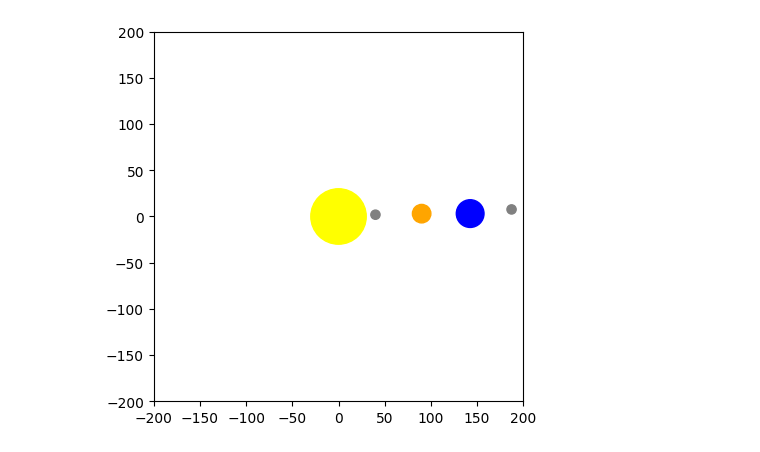
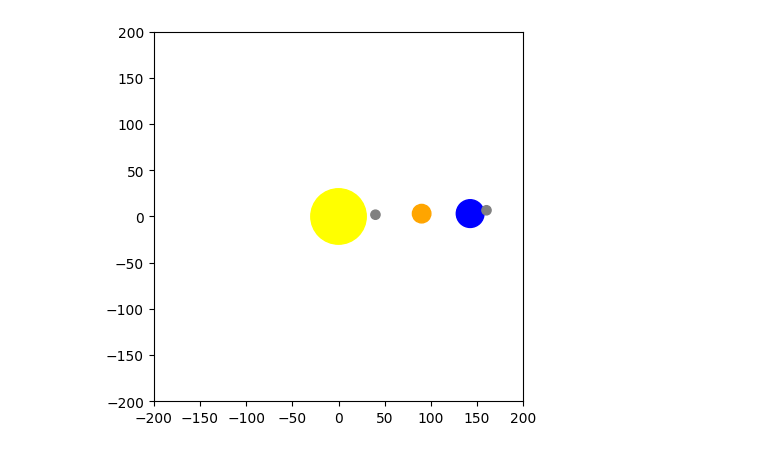
Before and after one commit to Alan-Cheong/IEEE_QW_2020, a Jupyter notebook: Mercury_Venus_Earth_Moon_Orbit_Relativistic.ipynb, the cells around one changed output. Drawn from its saved outputs; the diff is of its cells as text; code cells hidden in the pictures.

```diff
--- a/Mercury_Venus_Earth_Moon_Orbit_Relativistic.ipynb
+++ b/Mercury_Venus_Earth_Moon_Orbit_Relativistic.ipynb
@@ -13,7 +13,11 @@ planets = [
     {'name': 'Venus', 'x': 100, 'y': 0, 'radius': 10, 'color': 'orange', 'angle': 0, 'speed': 0.015, 'precession': 0.002, 'a': 100, 'e': 0.1},
     {'name': 'Earth', 'x': 150, 'y': 0, 'radius': 15, 'color': 'blue', 'angle': 0, 'speed': 0.01, 'precession': 0.001, 'a': 150, 'e': 0.05}
 ]
-moon = {'x': planets[2]['x'] + 50, 'y': planets[2]['y'], 'radius': 5, 'color': 'gray', 'angle': 0, 'speed': 0.05, 'a': 50, 'e': 0.1}
+#moon = {'x': planets[2]['x'] + 50, 'y': planets[2]['y'], 'radius': 5, 'color': 'gray', 'angle': 0, 'speed': 0.05, 'a': 50, 'e': 0.1}
+
+moon = {'x': planets[2]['x'] + 20, 'y': planets[2]['y'], 'radius': 5, 'color': 'gray', 'angle': 0, 'speed': 0.1, 'a': 20, 'e': 0.1}
+
+# ... (rest of the code remains the same)
 
 # Create figure and axis
 fig, ax = plt.subplots()
@@ -30,32 +34,32 @@ planet_patches = [plt.Circle((p['x'], p['y']), p['radius'], color=p['color']) fo
 moon_patch = plt.Circle((moon['x'], moon['y']), moon['radius'], color=moon['color'])
 for patch in planet_patches:
     ax.add_patch(patch)
 ax.add_patch(moon_patch)
 
 def update(frame):
     # Update positions
     for i, planet in enumerate(planets):
         planet['angle'] += planet['speed']
         planet['angle'] += planet['precession']  # Add relativistic precession
         planet['angle'] %= (2 * np.pi)  # Normalize angle to be within [0, 2*pi)
         planet['x'] = sun_x + planet['a'] * (1 - planet['e']**2) / (1 + planet['e'] * np.cos(planet['angle'])) * np.cos(planet['angle'])
         planet['y'] = sun_x + planet['a'] * (1 - planet['e']**2) / (1 + planet['e'] * np.cos(planet['angle'])) * np.sin(planet['angle'])
         planet_patches[i].center = (planet['x'], planet['y'])
 
     moon['angle'] += moon['speed']
     moon['angle'] %= (2 * np.pi)  # Normalize angle to be within [0, 2*pi)
     moon['x'] = planets[2]['x'] + moon['a'] * (1 - moon['e']**2) / (1 + moon['e'] * np.cos(moon['angle'])) * np.cos(moon['angle'])
     moon['y'] = planets[2]['y'] + moon['a'] * (1 - moon['e']**2) / (1 + moon['e'] * np.cos(moon['angle'])) * np.sin(moon['angle'])
     moon_patch.center = (moon['x'], moon['y'])
 
     return [sun_patch] + planet_patches + [moon_patch]
 
 # Create animation
 ani = animation.FuncAnimation(fig, update, frames=1000, interval=20, blit=True)
 
 # Show plot
 plt.show()
 HTML(ani.to_html5_video())
 # %% [output]
-[figure, old version]
+[figure, new version]
 [interactive output not drawn]
```
